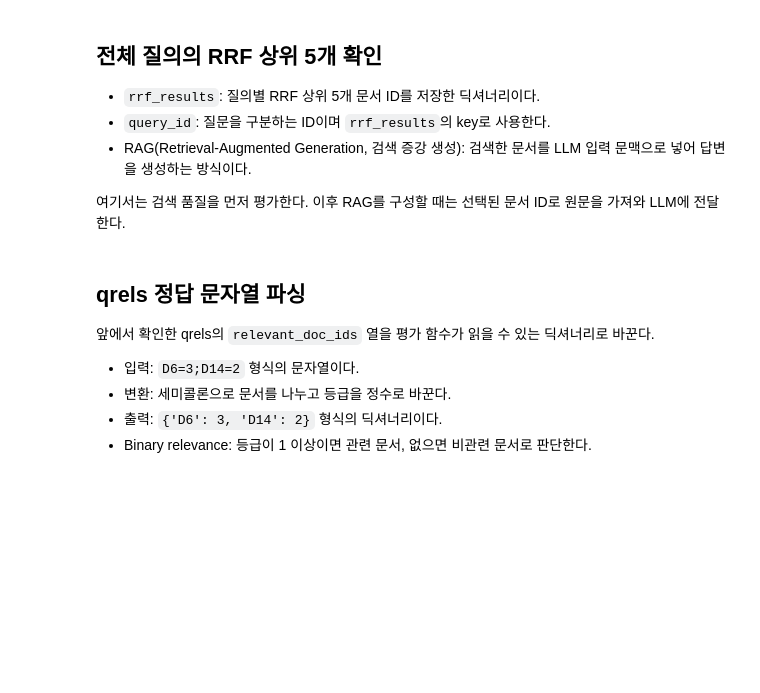
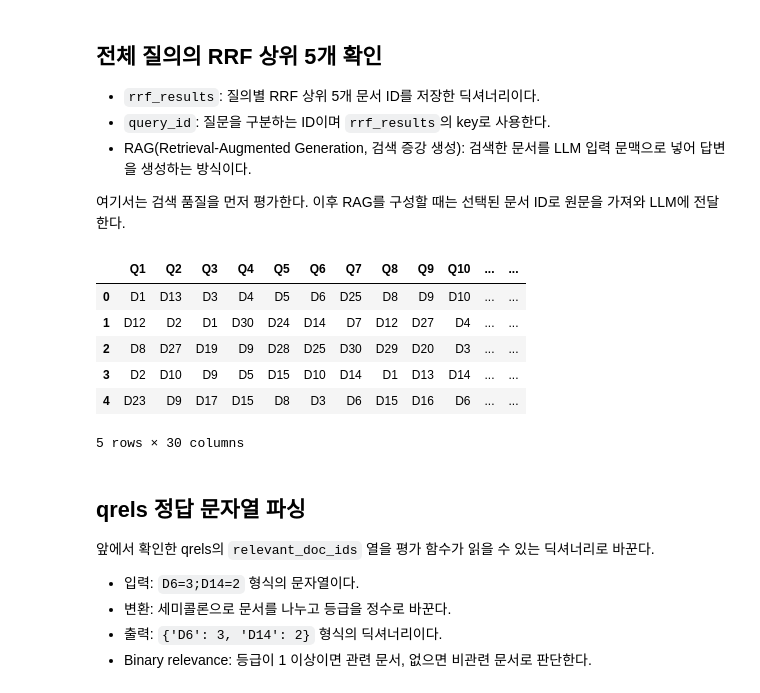
Before and after one commit to skn-family-ai-studybank/09_llm, a Jupyter notebook: 07_advanced_rag/01_retrieval_optimization/03_rrf.ipynb, the cells around one changed output. Saved outputs shown, nothing was run; the diff lists cells and outputs as text; code cells hidden in the pictures; blank space fills up the shorter version.

```diff
--- a/07_advanced_rag/01_retrieval_optimization/03_rrf.ipynb
+++ b/07_advanced_rag/01_retrieval_optimization/03_rrf.ipynb
@@ -250,6 +261,48 @@ $$
 - 최종 5개: RRF score로 다시 정렬한 뒤 평가에 사용할 문서 수이다.
 
 한 문서가 두 입력 순위의 상위에 반복해 등장하면 두 역순위 점수가 더해져 RRF score가 커진다.
+# %%
+# BM25와 Dense의 문서 ID 순위를 RRF score가 있는
+# 결합 순위로 변환하는 함수
+def rrf_fuse(
+        bm25_ranked_ids: list[str],
+        dense_ranked_ids: list[str],
+        rank_constant: int = 60
+) -> list[tuple[str, float]]:
+
+    # doc_id별로 RRF score를 누적할 dict
+    candidate_scores: dict[str, float] = {}
+
+    # 1. BM25 순위의 역순위 점수를 doc_id 별로 누적하기
+    for rank, doc_id in enumerate(bm25_ranked_ids, start=1):
+        contribution = 1 / (rank_constant + rank)
+
+        # 기존 score가 없는 경우 0, 있으면 누적
+        candidate_scores[doc_id] = (
+            candidate_scores.get(doc_id, 0.0) + contribution
+        )
+
+    # 2. Dense 순위의 역순위 점수를 doc_id 별로 누적하기
+    for rank, doc_id in enumerate(dense_ranked_ids, start=1):
+        contribution = 1 / (rank_constant + rank)
+
+        # 기존 score가 없는 경우 0, 있으면 누적
+        candidate_scores[doc_id] = (
+            candidate_scores.get(doc_id, 0.0) + contribution
+        )
+
+    # 3. 정렬된 list[(doc_id, RRF score)] 반환
+    ranked_items = sorted(
+        candidate_scores.items(),
+
+        # item : (doc_id, score)
+        # -> item[1] == RRF score를 기준으로 정렬
+        key=lambda item: item[1],
+
+        reverse=True, # 내림차순
+    )
+
+    return ranked_items
 # %% [markdown]
 ## 두 입력 순위를 생성하고 RRF로 결합하기
 
@@ -281,6 +410,16 @@ BM25 후보가 20개보다 짧아도 오류가 아니다. RRF는 두 검색기
 - RAG(Retrieval-Augmented Generation, 검색 증강 생성): 검색한 문서를 LLM 입력 문맥으로 넣어 답변을 생성하는 방식이다.
 
 여기서는 검색 품질을 먼저 평가한다. 이후 RAG를 구성할 때는 선택된 문서 ID로 원문을 가져와 LLM에 전달한다.
+# %%
+pd.DataFrame(rrf_results)
+# %% [output]
+|  | Q1 | Q2 | Q3 | Q4 | Q5 | Q6 | Q7 | Q8 | Q9 | Q10 | ... | ... |
+| 0 | D1 | D13 | D3 | D4 | D5 | D6 | D25 | D8 | D9 | D10 | ... | ... |
+| 1 | D12 | D2 | D1 | D30 | D24 | D14 | D7 | D12 | D27 | D4 | ... | ... |
+| 2 | D8 | D27 | D19 | D9 | D28 | D25 | D30 | D29 | D20 | D3 | ... | ... |
+| 3 | D2 | D10 | D9 | D5 | D15 | D10 | D14 | D1 | D13 | D14 | ... | ... |
+| 4 | D23 | D9 | D17 | D15 | D8 | D3 | D6 | D15 | D16 | D6 | ... | ... |
+5 rows × 30 columns
 # %% [markdown]
 ## qrels 정답 문자열 파싱
 
```
Also changed, not shown: parts of 11 cells of this notebook.
